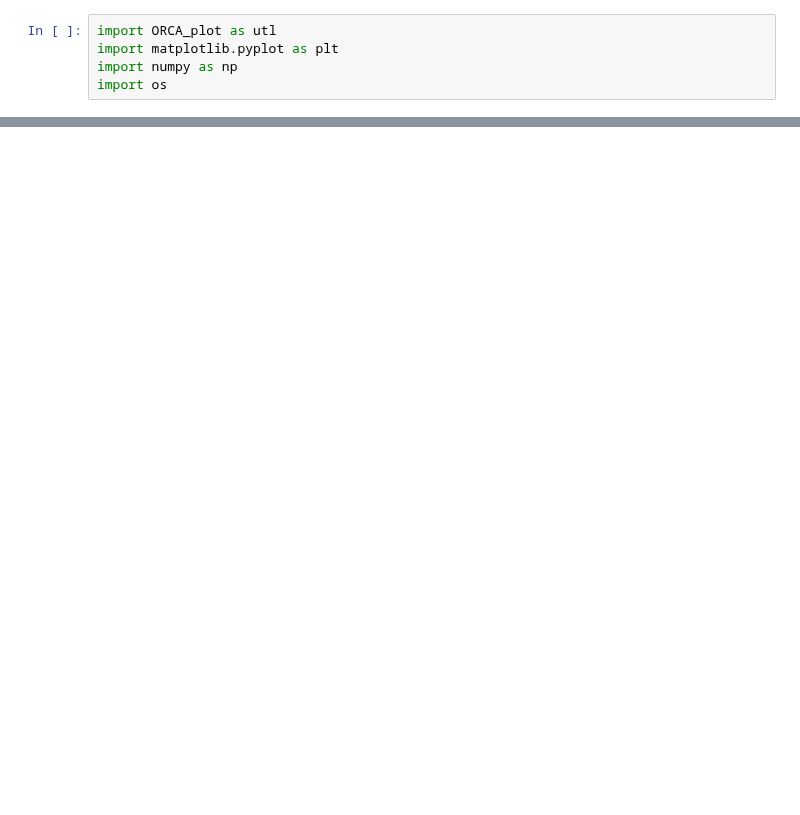
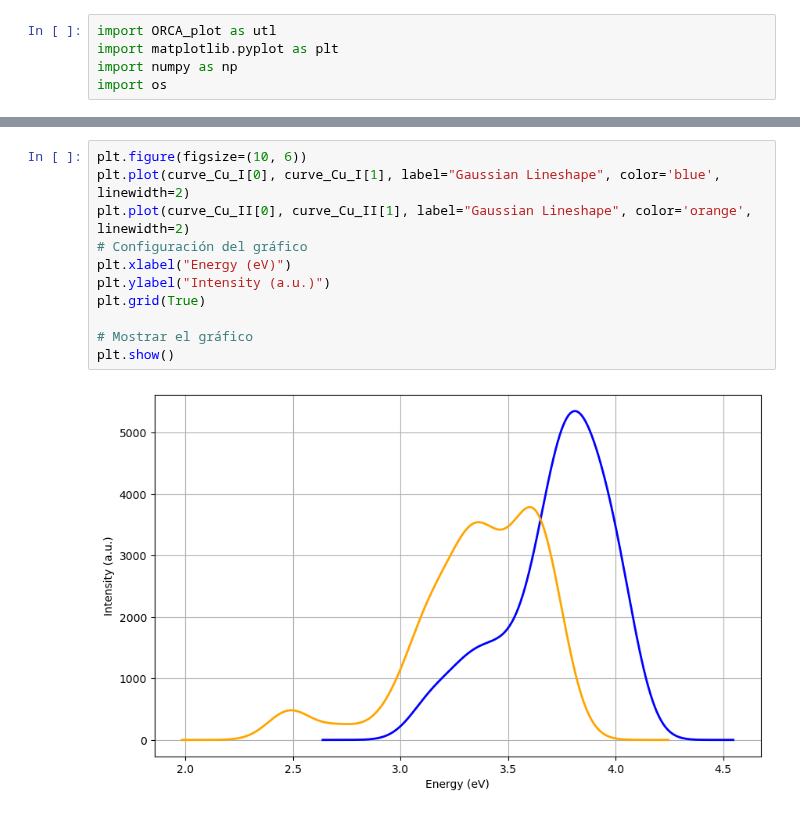
Before and after one commit to Aguiario/ORCA_and_Gaussian, a Jupyter notebook: ORCA_ABS/test.ipynb, the cells around one changed output, grey strips where cells are left out. Cells and saved outputs as stored; diff of their text form; blank space fills up the shorter version.

```diff
--- a/ORCA_ABS/test.ipynb
+++ b/ORCA_ABS/test.ipynb
@@ -27,0 +46,13 @@ utl.plot(file_path)
+# %%
+plt.figure(figsize=(10, 6))
+plt.plot(curve_Cu_I[0], curve_Cu_I[1], label="Gaussian Lineshape", color='blue', linewidth=2)
+plt.plot(curve_Cu_II[0], curve_Cu_II[1], label="Gaussian Lineshape", color='orange', linewidth=2)
+# Configuración del gráfico
+plt.xlabel("Energy (eV)")
+plt.ylabel("Intensity (a.u.)")
+plt.grid(True)
+
+# Mostrar el gráfico
+plt.show()
+# %% [output]
+[figure, added]
```
Also changed, not shown: parts of 6 cells of this notebook, 2 other files.
